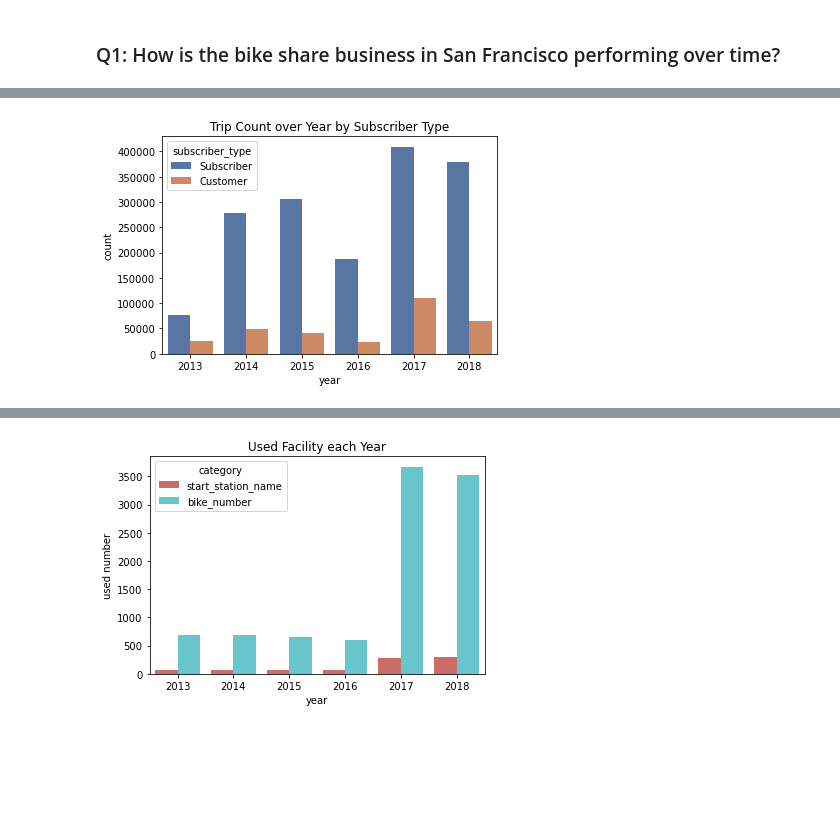
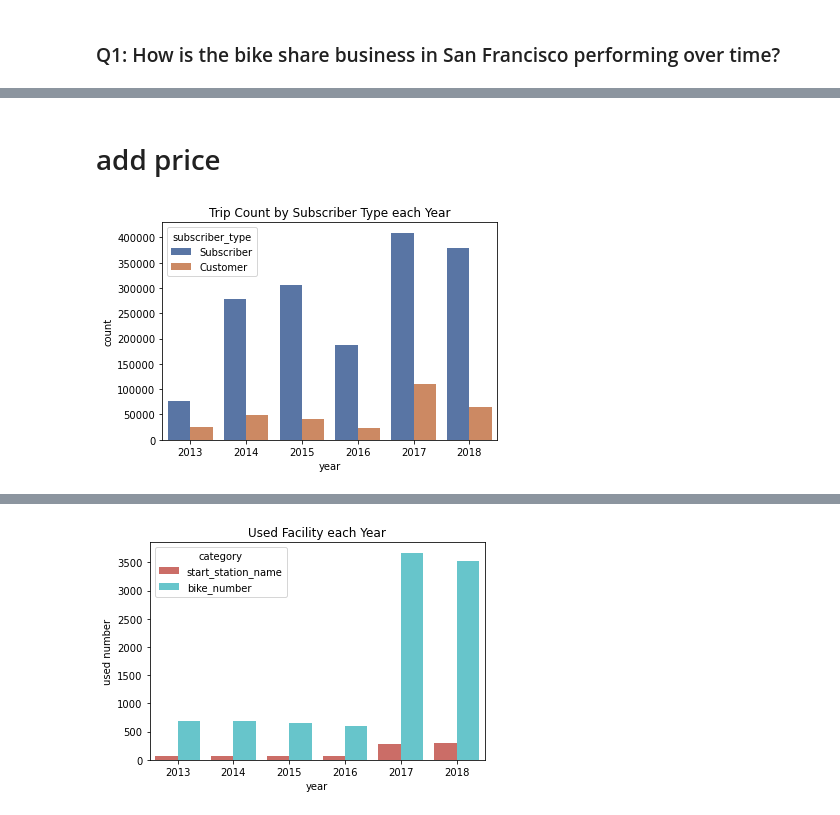
Before and after one commit to amanda8412383/bike_share, a Jupyter notebook: task 2.ipynb, the cells around one changed output, grey strips where cells are left out. Saved outputs shown, nothing was run; the diff lists cells and outputs as text; code cells hidden in the pictures; blank space fills up the shorter version.

```diff
--- a/task 2.ipynb
+++ b/task 2.ipynb
@@ -40,5 +11,7 @@ FROM
 # %%
 sf = pd.read_csv('sf.csv')
+sf = sf.dropna(subset=['duration'])
+sf['duration'] = sf['duration'].astype('int64')
 sf.head()
 # %% [output]
 |  | trip_id | start_date | start_station_name | end_station_name | duration | year | day | hour | ... |
@@ -50,4 +23,7 @@ sf.head()
+# %% [markdown]
+# add price
 # %%
-ax = sns.countplot(x="year", hue="subscriber_type", data=sf).set_title('Trip Count by Subscriber Type each Year')
+ax = sns.countplot(x="year", hue="subscriber_type", data=sf)
+ax.set_title('Trip Count by Subscriber Type each Year')
 # %% [output]
-[figure, old version]
+[figure, new version]
```
Also changed, not shown: parts of 19 cells of this notebook, 1 other file.
